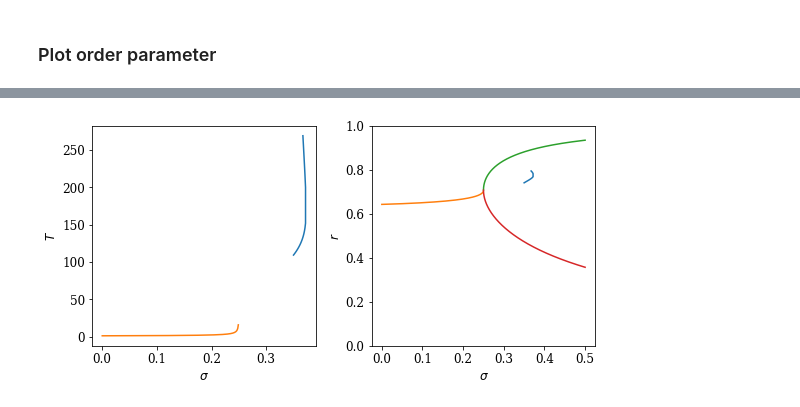
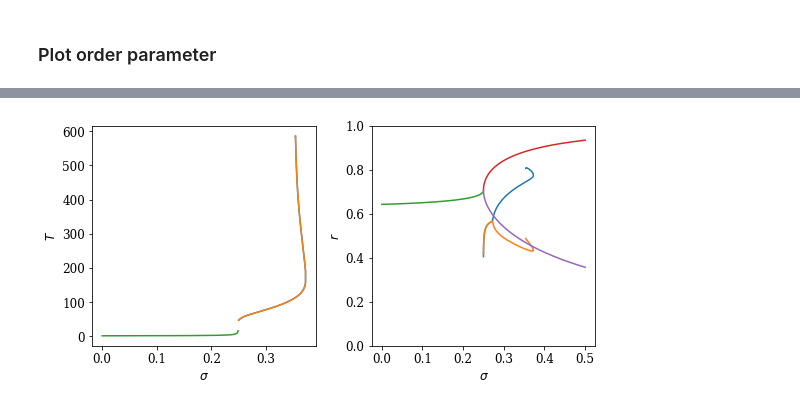
Before and after one commit to znicolaou/snakingoscillators, a Jupyter notebook: lccont.ipynb, the cells around one changed output, grey strips where cells are left out. Saved outputs shown, nothing was run; the diff lists cells and outputs as text; code cells hidden in the pictures.

```diff
--- a/lccont.ipynb
+++ b/lccont.ipynb
@@ -521,40 +520,37 @@ for i in range(len(Sigmas)):
 # %%
 filebase='data/chimera/'
-Sigmas=np.load(filebase+'lc_forward_sigmas.npy')
-Periods=np.load(filebase+'lc_forward_periods.npy')
-Ts=[]
-Ys=[]
-for i in range(len(Sigmas)):
-    Ts.append(np.load(filebase+'lc_forward_times_'+str(i)+'.npy'))
-    Ys.append(np.load(filebase+'lc_forward_phases_'+str(i)+'.npy'))
-N=int(Ys[0].shape[0]/4)
-Orders=[]
-for i in range(len(Ys)):
-    phases=Ys[i].T.copy()
-    phi=np.arctan2(phases[:,3*N:],phases[:,2*N:3*N])
-    theta=np.arctan2(phases[:,N:2*N],phases[:,:N])
-    r=np.abs(np.sum(phases[:,:N]+1j*phases[:,N:2*N],axis=1)+np.sum(phases[:,2*N:3*N]+1j*phases[:,3*N:],axis=1))/(2*N)
-    Orders.append(np.sum(r[:-1]*np.diff(Ts[i])))
+Sigmas=np.concatenate([np.flip(np.load(filebase+'lc_backward_sigmas.npy')),np.load(filebase+'lc_forward_sigmas.npy')])
+Periods=np.concatenate([np.flip(np.load(filebase+'lc_backward_periods.npy')),np.load(filebase+'lc_forward_periods.npy')])
+Orders=np.concatenate([np.flip(np.load(filebase+'lc_backward_orders.npy')),np.load(filebase+'lc_forward_orders.npy')])
+
+filebase='data/uchimera/'
+Sigmas2=-np.concatenate([np.flip(np.load(filebase+'lc_backward_sigmas.npy')),np.load(filebase+'lc_forward_sigmas.npy')])
+Periods2=np.concatenate([np.flip(np.load(filebase+'lc_backward_periods.npy')),np.load(filebase+'lc_forward_periods.npy')])
+Orders2=np.concatenate([np.flip(np.load(filebase+'lc_backward_orders.npy')),np.load(filebase+'lc_forward_orders.npy')])
+
 
 plt.subplots(1,2,figsize=(8,4))
 plt.subplot(1,2,1)
 plt.xlabel('$\sigma$')
 plt.ylabel('$T$')
 plt.plot(Sigmas,Periods)
+plt.plot(Sigmas2,Periods2)
 sigmas=np.arange(0,0.25,0.001)
 plt.plot(sigmas,[1/(0.75-2*sigma-4*sigma**2)**0.5 for sigma in sigmas])
 
 plt.subplot(1,2,2)
 plt.xlabel('$\sigma$')
 plt.ylabel('$r$')
 plt.plot(Sigmas,Orders)
+plt.plot(Sigmas2,Orders2)
 plt.ylim(0,1)
 sigmas=np.arange(0,0.25,0.001)
 plt.plot(sigmas,[np.mean(1/(1+0.25*(1+4*sigma-((1-4*sigma)*(3+4*sigma))**0.5*np.tan(2*np.pi/(0.75-2*sigma-4*sigma**2)**0.5*np.arange(0,100)/100*0.25*((1-4*sigma)*(3+4*sigma))**0.5))**2)**0.5) for sigma in sigmas])
 sigmas=np.arange(0.25,0.5,0.00001)
 plt.plot(sigmas,[(2+2*(1-1/(4*(0.25+sigma)**2))**0.5)**0.5/2 for sigma in sigmas])
 plt.plot(sigmas,[(2-2*(1-1/(4*(0.25+sigma)**2))**0.5)**0.5/2 for sigma in sigmas])
 plt.tight_layout()
+plt.savefig('diagram.pdf')
 plt.show()
 # %% [output]
-[figure, old version]
+[figure, new version]
```
Also changed, not shown: parts of 10 cells of this notebook, 17 other files.
